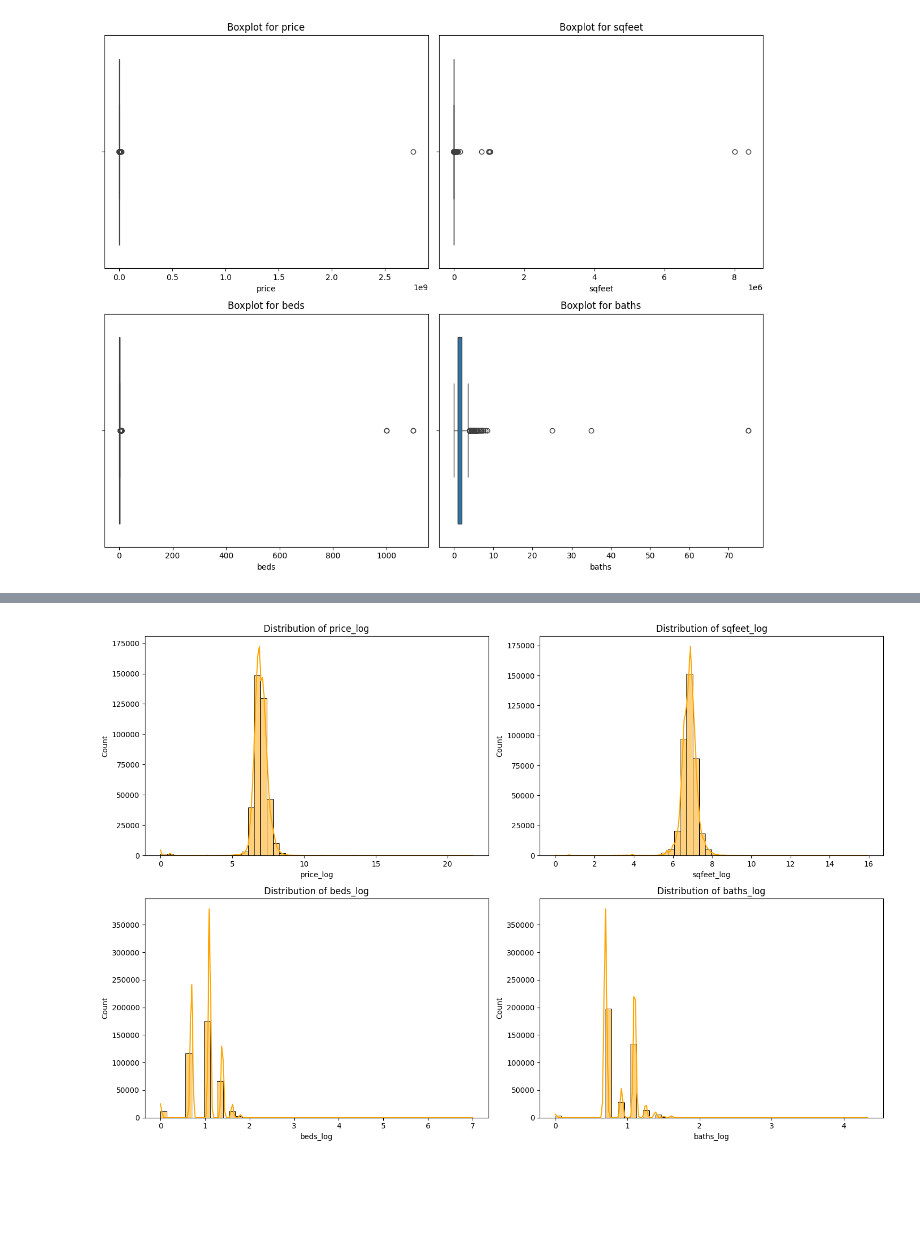
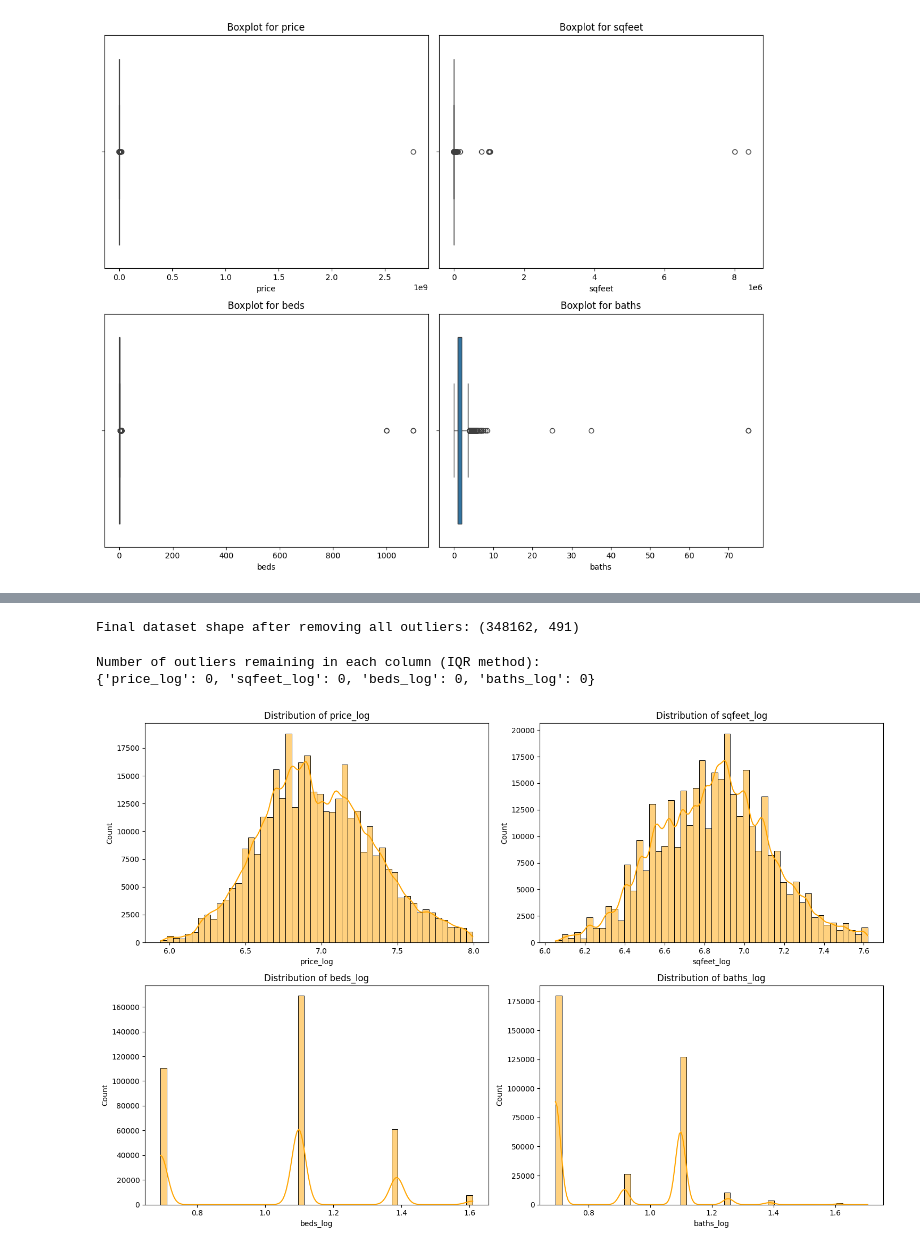
Before and after one commit to kushal-jaat/ASD-assignment-3, a Jupyter notebook: housing_price_prediction.ipynb, the cells around one changed output, grey strips where cells are left out. Cells and saved outputs as stored; diff of their text form; code cells hidden in the pictures; blank space fills up the shorter version.

```diff
--- a/housing_price_prediction.ipynb
+++ b/housing_price_prediction.ipynb
@@ -572,15 +574,12 @@ Index(['id', 'url', 'region', 'region_url', 'price', 'type', 'sqfeet', 'beds',
       dtype='object')
 Shape of the dataset: (384977, 22)
 # %%
-# Handle missing values for categorical columns (laundry_options, parking_options)
-rental_data['laundry_options'].fillna(rental_data['laundry_options'].mode()[0], inplace=True)
-rental_data['parking_options'].fillna(rental_data['parking_options'].mode()[0], inplace=True)
+# Handle missing values for categorical columns (laundry_options, parking_options) without inplace
+rental_data['laundry_options'] = rental_data['laundry_options'].fillna(rental_data['laundry_options'].mode()[0])
+rental_data['parking_options'] = rental_data['parking_options'].fillna(rental_data['parking_options'].mode()[0])
 
-# Handle missing values for description
-rental_data.dropna(subset=['description'], inplace=True)
-
-# Handle missing values for lat and long (option 1: drop rows)
-rental_data.dropna(subset=['lat', 'long'], inplace=True)
+# Drop rows with missing description, lat, and long
+rental_data = rental_data.dropna(subset=['description', 'lat', 'long'])
 
 # Check if there are still missing values
 print("Missing values after handling:")
@@ -673,7 +664,7 @@ numerical_columns = ['price', 'sqfeet', 'beds', 'baths']
 plt.figure(figsize=(12, 10))
 for i, col in enumerate(numerical_columns, 1):
     plt.subplot(2, 2, i)
-    sns.boxplot(x=rental_data[col])
+    sns.boxplot(x=rental_data_encoded[col])
     plt.title(f"Boxplot for {col}")
 plt.tight_layout()
 plt.show()
@@ -722,0 +750,40 @@ print(rental_data[columns_to_transform + [col + '_log' for col in columns_to_tra
+# %%
+# Remove the remaining outliers by setting absolute bounds
+for col in ['price_log', 'sqfeet_log']:
+    Q1 = rental_data_cleaned[col].quantile(0.25)
+    Q3 = rental_data_cleaned[col].quantile(0.75)
+    IQR = Q3 - Q1
+    lower_bound = Q1 - 1.5 * IQR
+    upper_bound = Q3 + 1.5 * IQR
+
+    # Remove all rows outside the IQR bounds
+    rental_data_cleaned = rental_data_cleaned[
+        (rental_data_cleaned[col] >= lower_bound) &
+        (rental_data_cleaned[col] <= upper_bound)
+    ]
+
+# Verify the dataset shape
+print("Final dataset shape after removing all outliers:", rental_data_cleaned.shape)
+# %% [output]
+Final dataset shape after removing all outliers: (348162, 491)
+# %%
+# Recalculate the number of outliers in the cleaned dataset
+outliers_remaining = {}
+
+for col in ['price_log', 'sqfeet_log', 'beds_log', 'baths_log']:
+    Q1 = rental_data_cleaned[col].quantile(0.25)
+    Q3 = rental_data_cleaned[col].quantile(0.75)
+    IQR = Q3 - Q1
+    lower_bound = Q1 - 1.5 * IQR
+    upper_bound = Q3 + 1.5 * IQR
+
+    # Count remaining outliers
+    outliers_remaining[col] = ((rental_data_cleaned[col] < lower_bound) |
+                               (rental_data_cleaned[col] > upper_bound)).sum()
+
+# Display the number of remaining outliers
+print("Number of outliers remaining in each column (IQR method):")
+print(outliers_remaining)
+# %% [output]
+Number of outliers remaining in each column (IQR method):
+{'price_log': 0, 'sqfeet_log': 0, 'beds_log': 0, 'baths_log': 0}
@@ -723,20 +792,15 @@ print(rental_data[columns_to_transform + [col + '_log' for col in columns_to_tra
 # %%
 import matplotlib.pyplot as plt
 import seaborn as sns
 
-# Plot histograms for the log-transformed columns
+# Histograms to show distributions
 plt.figure(figsize=(15, 10))
-
-# List of log-transformed columns
-log_columns = ['price_log', 'sqfeet_log', 'beds_log', 'baths_log']
-
-# Plot each log-transformed column
 for i, col in enumerate(log_columns, 1):
     plt.subplot(2, 2, i)
-    sns.histplot(rental_data[col], kde=True, color='orange', bins=50)
-    plt.title(f'Distribution of {col}')
+    sns.histplot(rental_data_cleaned[col], kde=True, bins=50, color='orange')
+    plt.title(f"Distribution of {col}")
 
 plt.tight_layout()
 plt.show()
 # %% [output]
-[figure, old version]
+[figure, new version]
```
Also changed, not shown: parts of 36 cells of this notebook.
